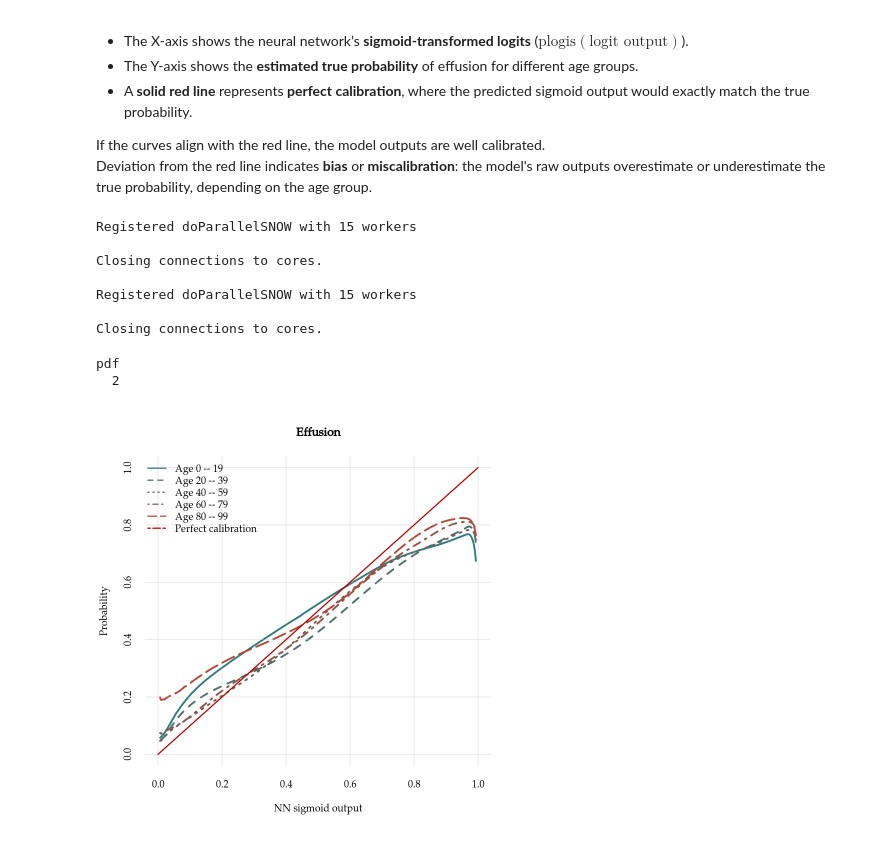
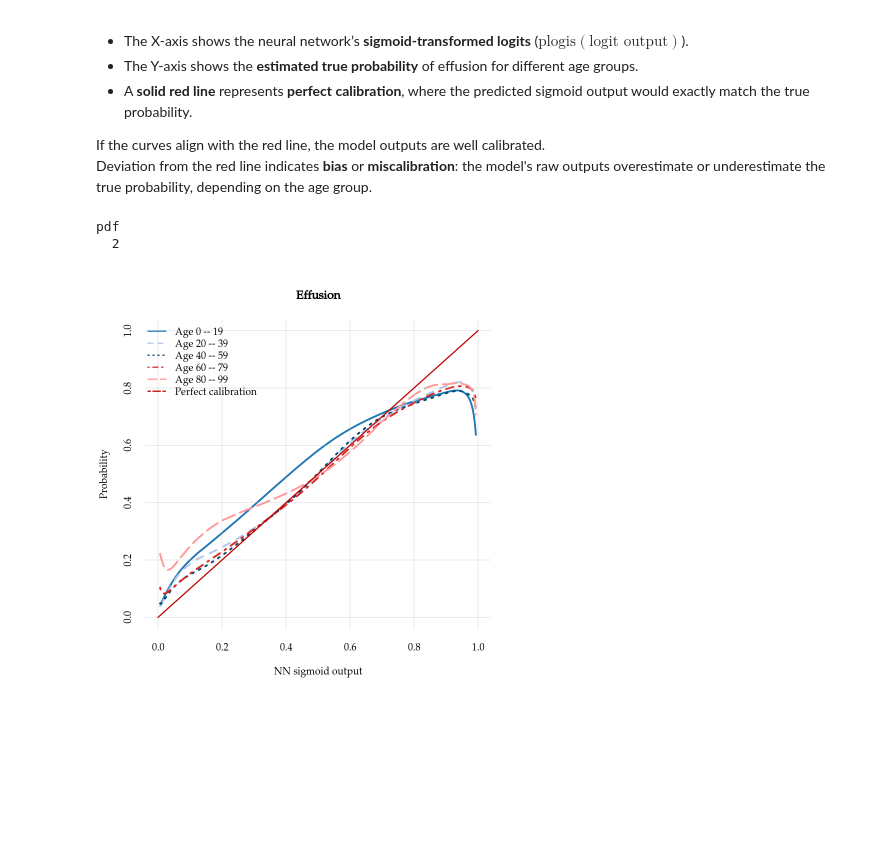
Before and after one commit to 589664/InfernoCalibNet, a Jupyter notebook: notebooks/2.3-calibrationCurves.ipynb, the cells around one changed output. Drawn from its saved outputs; the diff is of its cells as text; code cells hidden in the pictures; blank space fills up the shorter version.

```diff
--- a/notebooks/2.3-calibrationCurves.ipynb
+++ b/notebooks/2.3-calibrationCurves.ipynb
@@ -160,45 +160,45 @@ probs1_eff <- Pr(Y = data.frame(LABEL_EFFUSION = 1, AGE = 0:99),
     quantiles = NULL, nsamples = NULL)
 
 probs2_eff <- Pr(Y = data.frame(AGE = 0:99),
     X = data.frame(LOGIT_EFFUSION = out_logit),
     learnt = learnt_dir, parallel = parallel,
     quantiles = NULL, nsamples = NULL)
 
 # Create grouped calibration curves
 cond_probs_eff <- make_calibration_curve(probs1_eff, probs2_eff, group_size = 20)
 
 # Generate darker color palette between two colors
-color_palette <- colorRampPalette(c("#2b7b7f", "#b24836"))(ncol(cond_probs_eff))
+color_palette <- c(
+  "#1f77b4",  # Age 0–19
+  "#aec7e8",  # Age 20–39
+  "#004c6d",  # Age 40–59
+  "#d62728",  # Age 60–79
+  "#ff9896"   # Age 80–99
+)
+
 
 # Define plotting function
 plot_calibration_vs_age <- function() {
   par(family = "Palatino")
   flexiplot(x = plogis(out_logit), y = cond_probs_eff,
             xlab = "NN sigmoid output", ylab = "Probability", main = "Effusion",
             ylim = 0:1, xlim = 0:1,
             col = color_palette, lty = 1:10, lwd = 3)
   flexiplot(x = 0:1, y = 0:1, lty = 1, lwd = 2, col = "#bd0000", add = TRUE)
   legend("topleft",
          legend = c(sapply(seq(0, 80, by = 20), function(minage) paste0("Age ", minage, " -- ", minage + 19)), "Perfect calibration"),
          lty = c(1:10, 1), col = c(color_palette, "#bd0000"), lwd = 2, pch = NA, bty = 'n')
 }
 
 # Save and display plot
-svg2("calibration_vs_age", path = output_dir)
+pdf2("calibration_vs_age", path = output_dir)
 plot_calibration_vs_age()
 dev.off()
 plot_calibration_vs_age()
 # %% [output]
-Registered doParallelSNOW with 15 workers
-
-Closing connections to cores.
-
-Registered doParallelSNOW with 15 workers
-
-Closing connections to cores.
+pdf
+  2
-pdf
-  2
-[figure, old version]
+[figure, new version]
 # %% [markdown]
 ## 📊 Calibration Curves for Neural Net Outputs vs Inferred Probabilities
 
```
Also changed, not shown: parts of 3 cells of this notebook, 14 other files.
